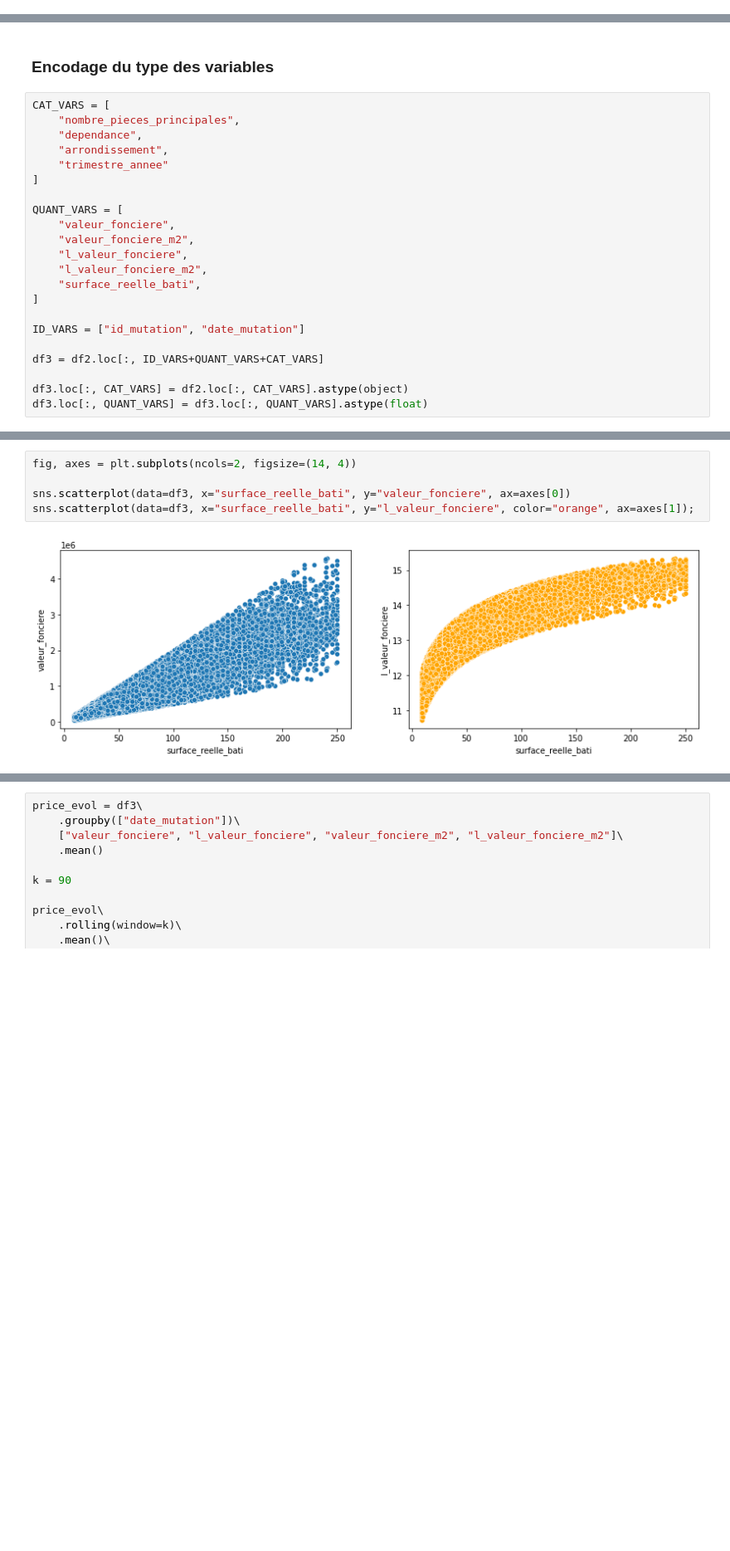
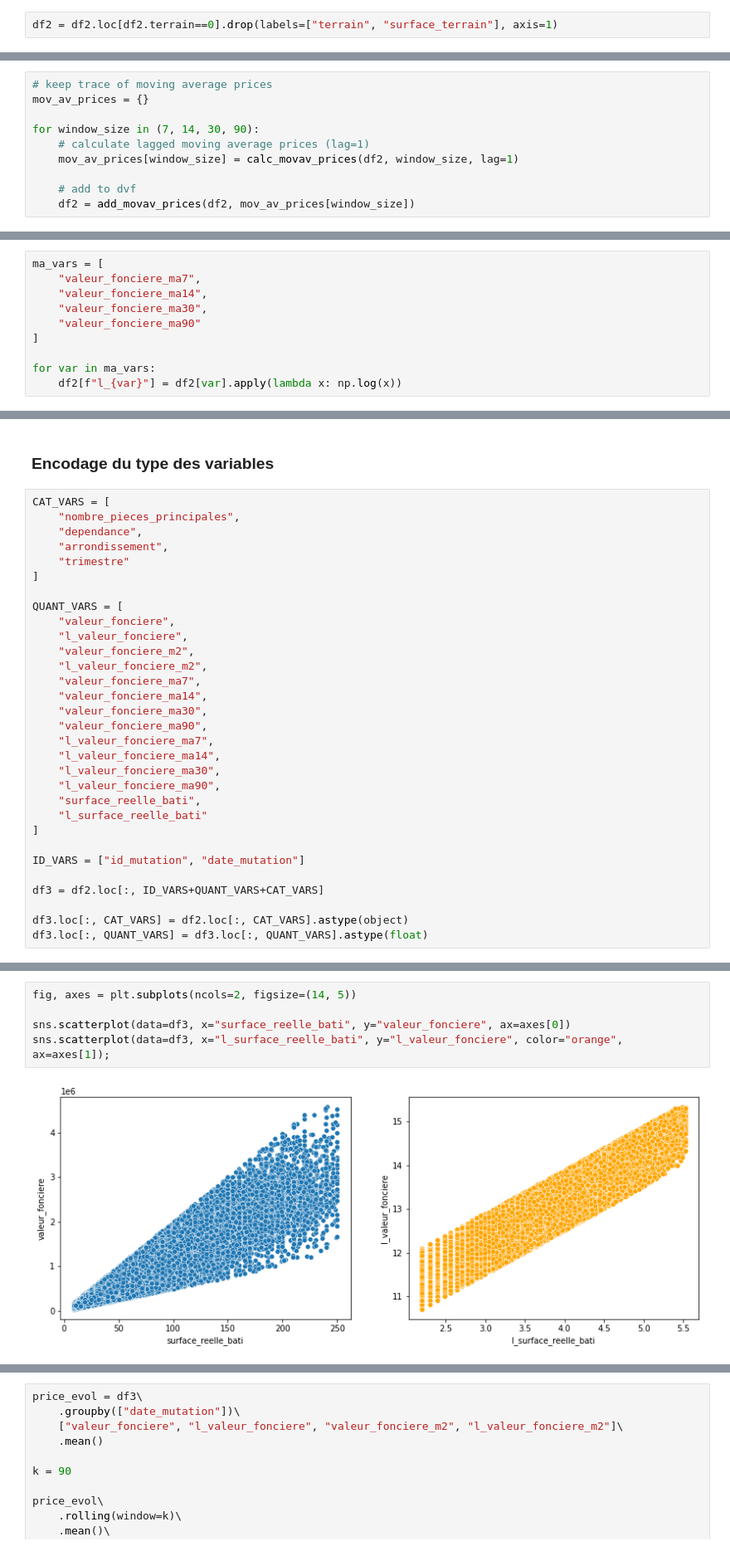
Before and after one commit to PeDiot/mon-predicteur-immo, a Jupyter notebook: analysis/dvf_paris_flats.ipynb, the cells around one changed output, grey strips where cells are left out. Shown at 83% size. Cells and saved outputs as stored; diff of their text form; blank space fills up the shorter version.

```diff
--- a/analysis/dvf_paris_flats.ipynb
+++ b/analysis/dvf_paris_flats.ipynb
@@ -336,3 +396,5 @@ La surface du terrain est nulle pour la majorité des biens (99.91%), ce qui fai
+# %%
+df2 = df2.loc[df2.terrain==0].drop(labels=["terrain", "surface_terrain"], axis=1)
 # %% [markdown]
 ### Variable cible : `valeur_fonciere`
 # %%
@@ -518,0 +654,10 @@ df2["trimestre_annee"] = df2.apply(lambda row: get_quarter_year(row.trimestre, r
+# %%
+# keep trace of moving average prices
+mov_av_prices = {}
+
+for window_size in (7, 14, 30, 90):
+    # calculate lagged moving average prices (lag=1)
+    mov_av_prices[window_size] = calc_movav_prices(df2, window_size, lag=1)
+
+    # add to dvf
+    df2 = add_movav_prices(df2, mov_av_prices[window_size])
@@ -518,0 +666,10 @@ df2["trimestre_annee"] = df2.apply(lambda row: get_quarter_year(row.trimestre, r
+# %%
+ma_vars = [
+    "valeur_fonciere_ma7",
+    "valeur_fonciere_ma14",
+    "valeur_fonciere_ma30",
+    "valeur_fonciere_ma90"
+]
+
+for var in ma_vars:
+    df2[f"l_{var}"] = df2[var].apply(lambda x: np.log(x))
@@ -523,15 +693,24 @@ CAT_VARS = [
     "nombre_pieces_principales",
     "dependance",
     "arrondissement",
-    "trimestre_annee"
+    "trimestre"
 ]
 
 QUANT_VARS = [
     "valeur_fonciere",
+    "l_valeur_fonciere",
     "valeur_fonciere_m2",
-    "l_valeur_fonciere",
     "l_valeur_fonciere_m2",
+    "valeur_fonciere_ma7",
+    "valeur_fonciere_ma14",
+    "valeur_fonciere_ma30",
+    "valeur_fonciere_ma90",
+    "l_valeur_fonciere_ma7",
+    "l_valeur_fonciere_ma14",
+    "l_valeur_fonciere_ma30",
+    "l_valeur_fonciere_ma90",
     "surface_reelle_bati",
+    "l_surface_reelle_bati"
 ]
 
 ID_VARS = ["id_mutation", "date_mutation"]
@@ -577,7 +764,7 @@ df3[QUANT_VARS]\
 # %%
-fig, axes = plt.subplots(ncols=2, figsize=(14, 4))
+fig, axes = plt.subplots(ncols=2, figsize=(14, 5))
 
 sns.scatterplot(data=df3, x="surface_reelle_bati", y="valeur_fonciere", ax=axes[0])
-sns.scatterplot(data=df3, x="surface_reelle_bati", y="l_valeur_fonciere", color="orange", ax=axes[1]);
+sns.scatterplot(data=df3, x="l_surface_reelle_bati", y="l_valeur_fonciere", color="orange", ax=axes[1]);
 # %% [output]
-[figure, old version]
+[figure, new version]
```
Also changed, not shown: parts of 109 cells of this notebook, 2 other files.
